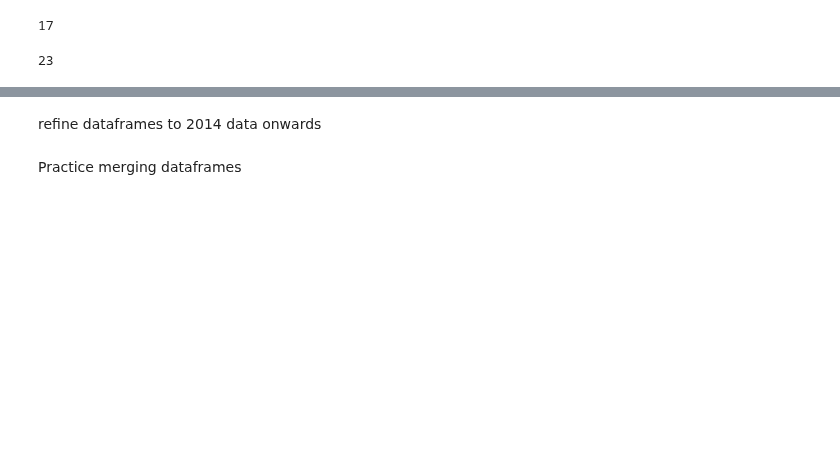
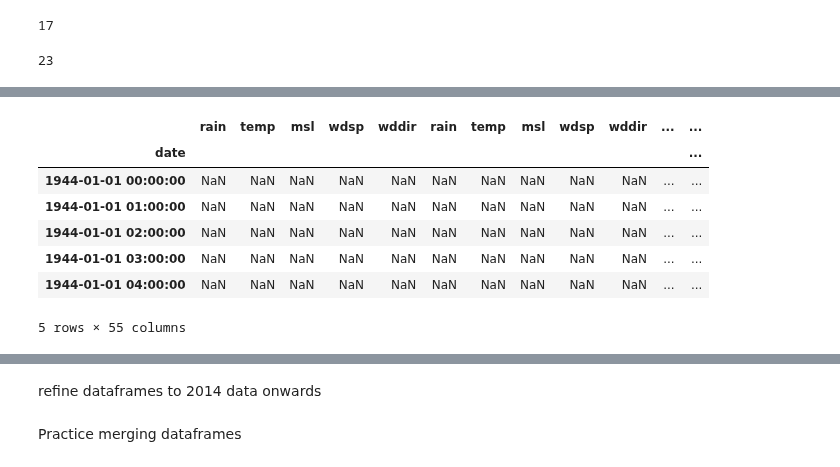
Before and after one commit to IreneKilgannon/PFDA, a Jupyter notebook: PFDA-project/wind.ipynb, the cells around one changed output, grey strips where cells are left out. Saved outputs shown, nothing was run; the diff lists cells and outputs as text; code cells hidden in the pictures; blank space fills up the shorter version.

Commit message:
have finally merged the weather data from all stations

```diff
--- a/PFDA-project/wind.ipynb
+++ b/PFDA-project/wind.ipynb
@@ -240,0 +235,14 @@ print(location)
+# %%
+csv_files = glob.glob('data/weather/*.csv')
+
+l = []
+
+for filename in csv_files:
+    for skip_rows in [17, 23]:
+        try:
+            df = pd.read_csv(filename, skiprows= skip_rows, na_values= ' ', usecols= ['date', 'rain', 'temp', 'msl', 'wdsp', 'wddir'], index_col= 'date', parse_dates= ['date'], date_format = "%d-%b-%Y %H:%M")
+            l.append(df)
+        except Exception as e:
+            continue
+
+print(l)
@@ -240,0 +267,13 @@ print(location)
+# %%
+weather_df = pd.concat(l, axis= 1)
+# %%
+weather_df.head()
+# %% [output]
+|  | rain | temp | msl | wdsp | wddir | rain | temp | msl | wdsp | wddir | ... | ... |
+| date |  |  |  |  |  |  |  |  |  |  |  | ... |
+| 1944-01-01 00:00:00 | NaN | NaN | NaN | NaN | NaN | NaN | NaN | NaN | NaN | NaN | ... | ... |
+| 1944-01-01 01:00:00 | NaN | NaN | NaN | NaN | NaN | NaN | NaN | NaN | NaN | NaN | ... | ... |
+| 1944-01-01 02:00:00 | NaN | NaN | NaN | NaN | NaN | NaN | NaN | NaN | NaN | NaN | ... | ... |
+| 1944-01-01 03:00:00 | NaN | NaN | NaN | NaN | NaN | NaN | NaN | NaN | NaN | NaN | ... | ... |
+| 1944-01-01 04:00:00 | NaN | NaN | NaN | NaN | NaN | NaN | NaN | NaN | NaN | NaN | ... | ... |
+5 rows × 55 columns
```
Also changed, not shown: parts of 18 cells of this notebook, 6 other files.
